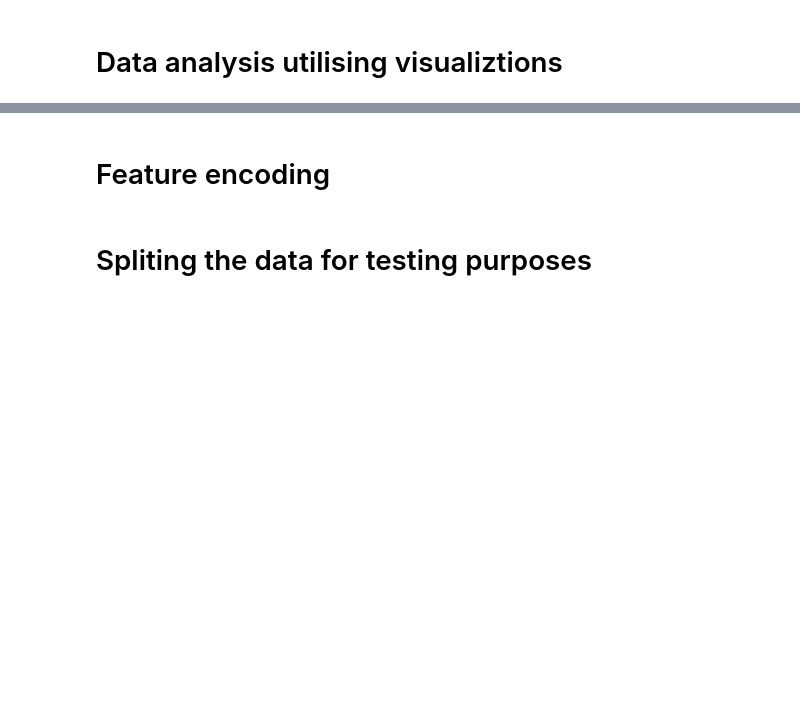
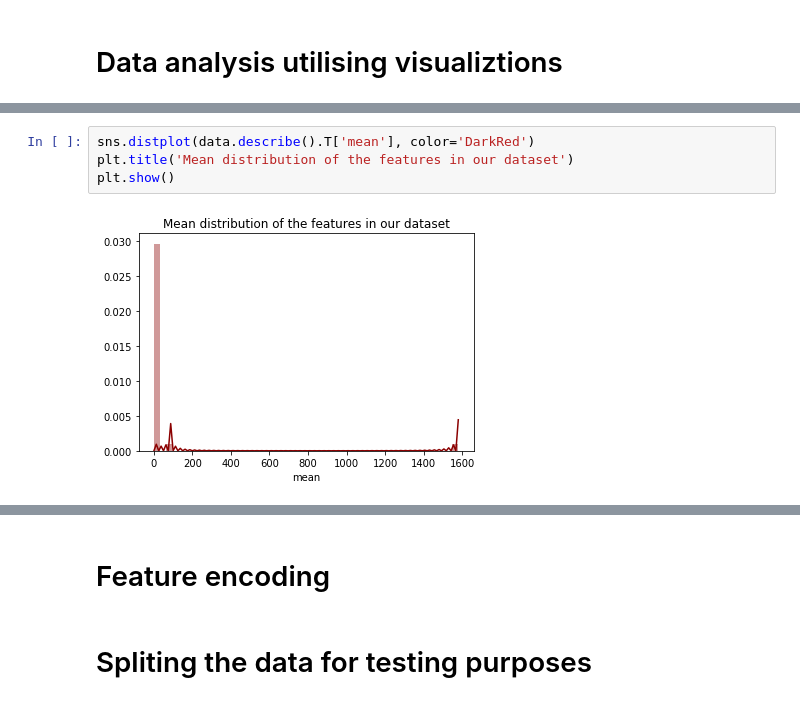
Before and after one commit to Titashmkhrj/Credit-card-fraud-detection, a Jupyter notebook: modelling_credit_card_fraud_transactions.ipynb, the cells around one changed output, grey strips where cells are left out. Cells and saved outputs as stored; diff of their text form; blank space fills up the shorter version.

```diff
--- a/modelling_credit_card_fraud_transactions.ipynb
+++ b/modelling_credit_card_fraud_transactions.ipynb
@@ -212,0 +215,6 @@ As we can see from above that we do no hae any missing values in our dataset.
+# %%
+sns.distplot(data.describe().T['mean'], color='DarkRed')
+plt.title('Mean distribution of the features in our dataset')
+plt.show()
+# %% [output]
+[figure, added]
```
Also changed, not shown: parts of 7 cells of this notebook.
